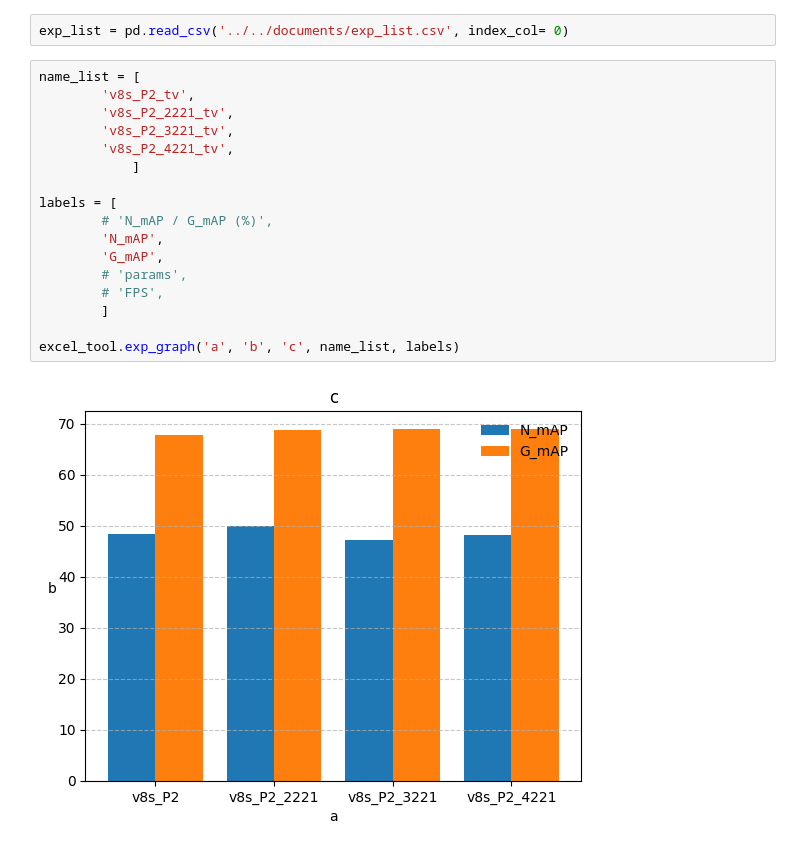
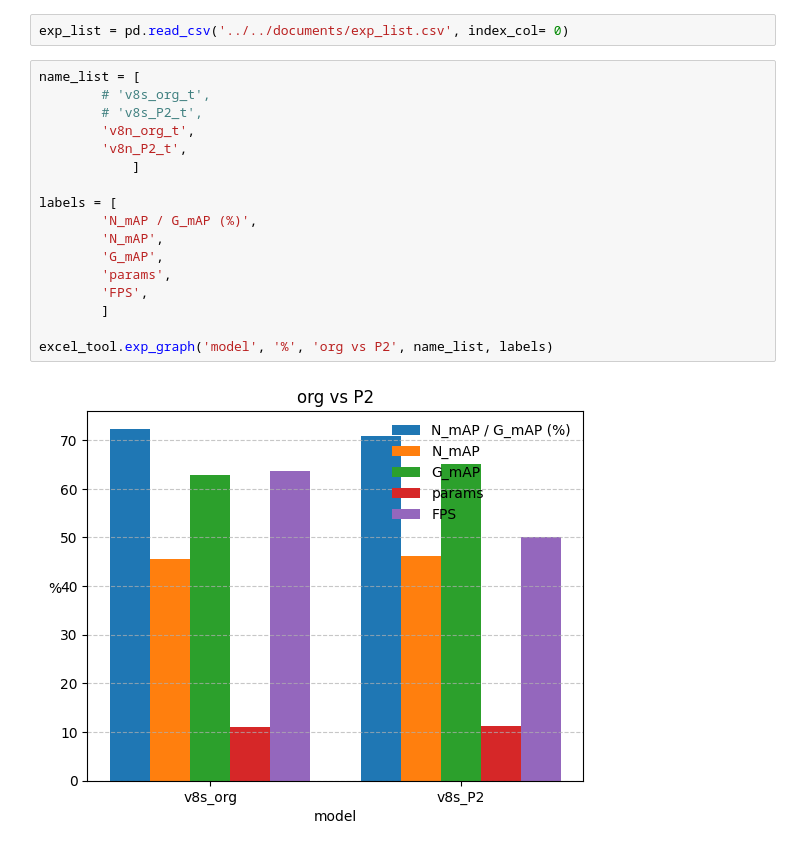
Before and after one commit to Lee-chan-hyeok/Nextchip_Autonomous_Driving_Contest, a Jupyter notebook: analysing/exp_result/exp_graph.ipynb, the cells around one changed output. Saved outputs shown, nothing was run; the diff lists cells and outputs as text.

```diff
--- a/analysing/exp_result/exp_graph.ipynb
+++ b/analysing/exp_result/exp_graph.ipynb
@@ -6,20 +6,20 @@ import excel_tool
 exp_list = pd.read_csv('../../documents/exp_list.csv', index_col= 0)
 # %%
 name_list = [
-        'v8s_P2_tv',
-        'v8s_P2_2221_tv',
-        'v8s_P2_3221_tv',
-        'v8s_P2_4221_tv',
+        # 'v8s_org_t',
+        # 'v8s_P2_t',
+        'v8n_org_t',
+        'v8n_P2_t',
             ]
 
 labels = [
-        # 'N_mAP / G_mAP (%)',
+        'N_mAP / G_mAP (%)',
         'N_mAP',
         'G_mAP',
-        # 'params',
-        # 'FPS',
+        'params',
+        'FPS',
         ]
 
-excel_tool.exp_graph('a', 'b', 'c', name_list, labels)
+excel_tool.exp_graph('model', '%', 'org vs P2', name_list, labels)
 # %% [output]
-[figure, old version]
+[figure, new version]
```
Also changed, not shown: 13 other files.
